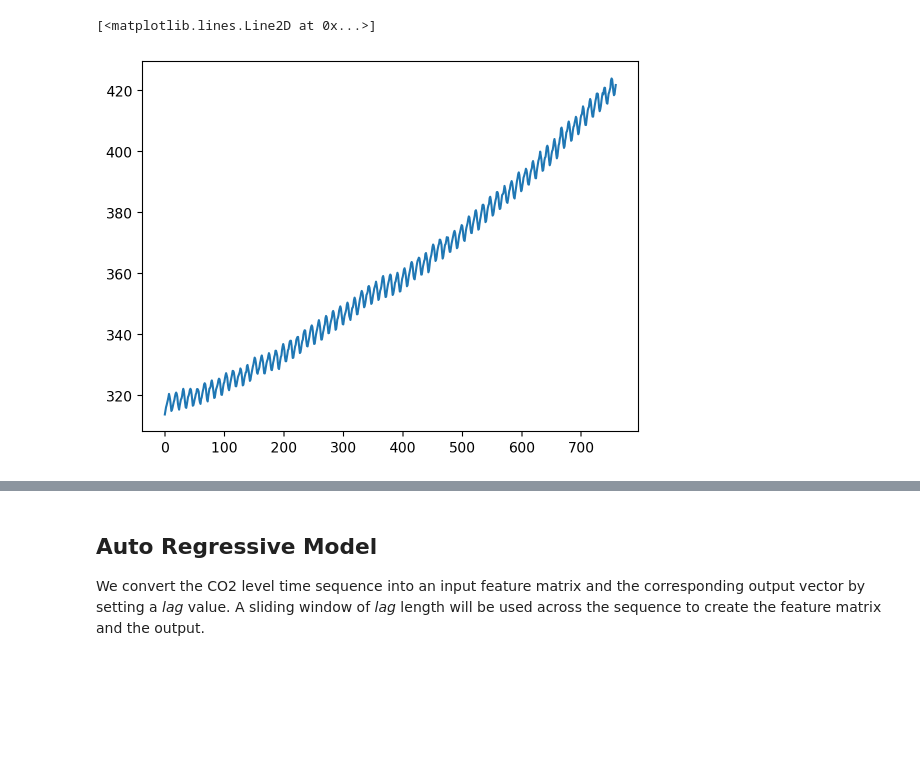
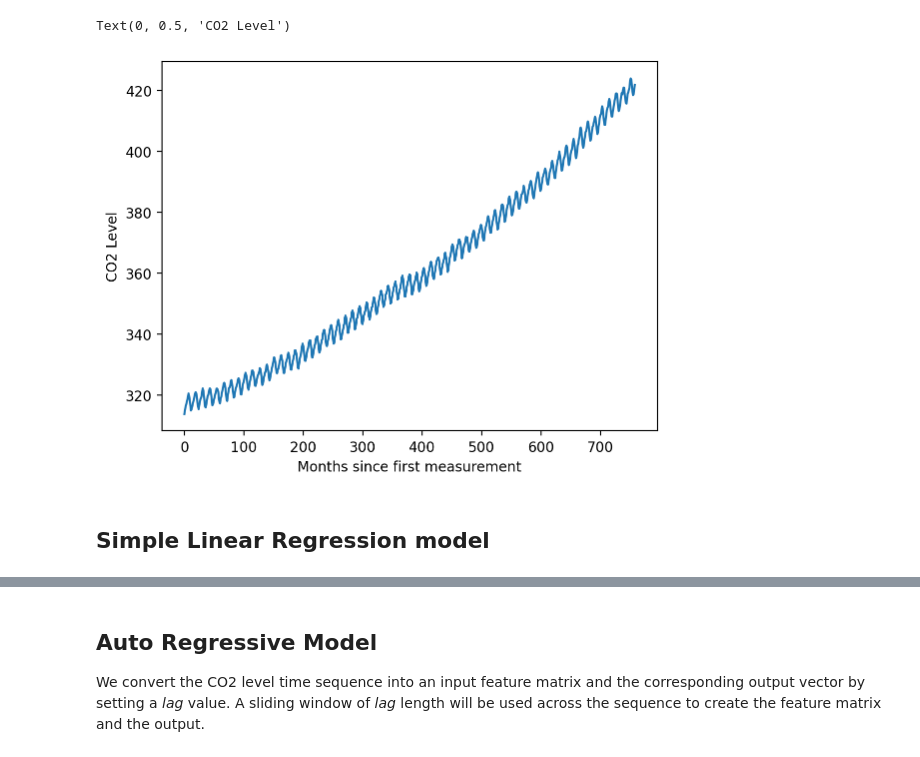
Before and after one commit to nipunbatra/ml-teaching, a Jupyter notebook: notebooks/autoregressive_model.ipynb, the cells around one changed output, grey strips where cells are left out. Drawn from its saved outputs; the diff is of its cells as text; code cells hidden in the pictures; blank space fills up the shorter version.

```diff
--- a/notebooks/autoregressive_model.ipynb
+++ b/notebooks/autoregressive_model.ipynb
@@ -38,8 +59,12 @@ df.index = pd.to_datetime(df[['year', 'month']].apply(lambda x: '{}-{}'.format(x
 
 X = np.array(range(len(df)))
 y = df.average.values
-# %%
-plt.plot(X, y)
-# %% [output]
-[<matplotlib.lines.Line2D at 0x...>]
-[figure, removed]
+# %%
+plt.plot(X, y)
+plt.xlabel('Months since first measurement')
+plt.ylabel('CO2 Level')
+# %% [output]
+Text(0, 0.5, 'CO2 Level')
+[figure, added]
+# %% [markdown]
+<h2>Simple Linear Regression model
```
Also changed, not shown: parts of 33 cells of this notebook.
